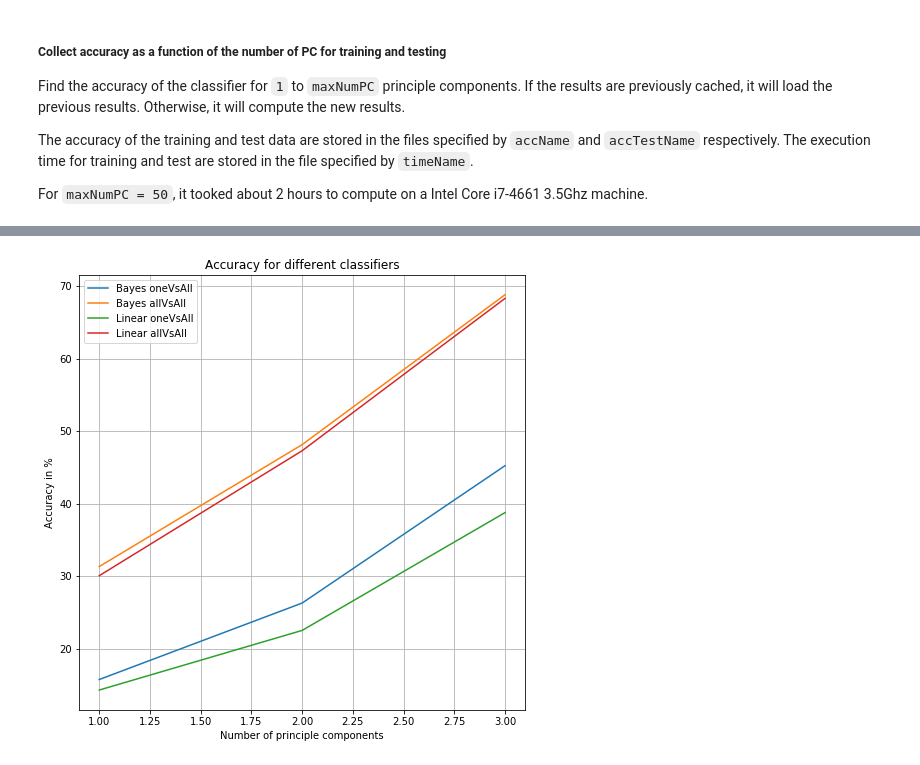
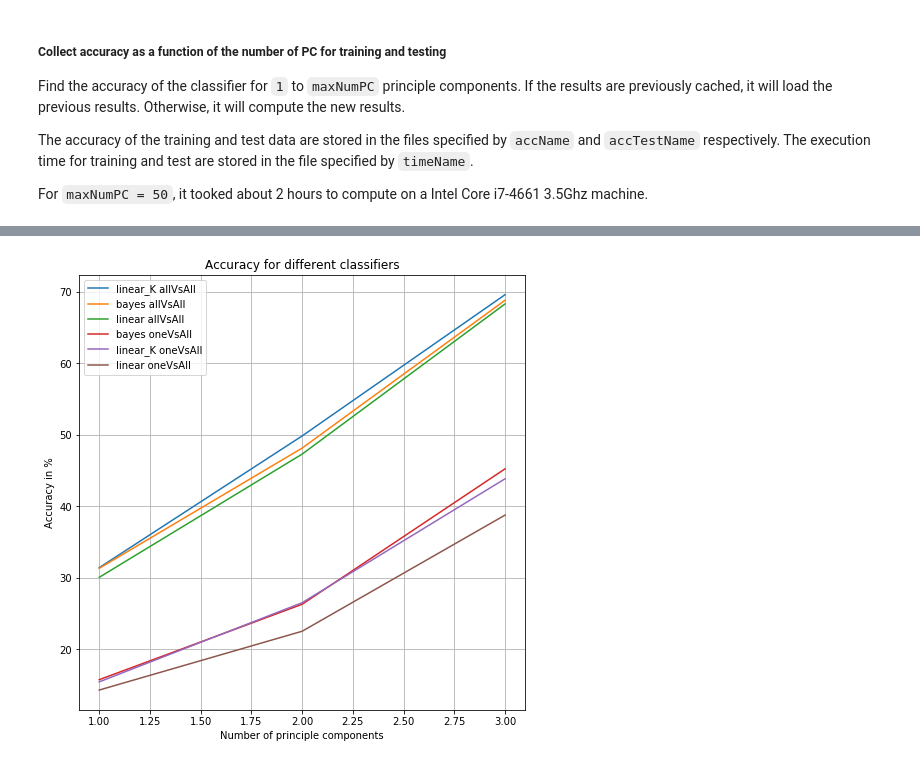
Before and after one commit to teambengio/finalproject, a Jupyter notebook: finalproject-allvsall.ipynb, the cells around one changed output, grey strips where cells are left out. Cells and saved outputs as stored; diff of their text form; code cells hidden in the pictures.

```diff
--- a/finalproject-allvsall.ipynb
+++ b/finalproject-allvsall.ipynb
@@ -568,14 +609,18 @@ def linear_classify(Xa,Wt,digits) :
     Xc =  np.argmax(T_pred, axis=1)
     return(digits[Xc])
 
-def train_and_test_linear(X_train,T_train,X_test,T_test,digits,V,mu,n):
+def train_and_test_linear(X_train,T_train,X_test,T_test,digits,V,mu,n,useKernel=False):
     #print "Training Classifier with {} PC".format(n)h
     Z = X_train - mu
     P = np.dot(Z,V[:,:n])
 
     Tk = map_kesler(T_train,digits)
 
-    Xa = augment(P)
+    if useKernel :
+        Xa = augment_with_kernel(P)
+    else :
+        Xa = augment(P)
+
     Wt = train_linear_classifier(Xa,Tk)
     T_pred = linear_classify(Xa,Wt,digits)
 
@@ -583,16 +628,23 @@ def train_and_test_linear(X_train,T_train,X_test,T_test,digits,V,mu,n):
     Z_test = X_test - mu
     P_test = np.dot(Z_test,V[:,:n])
 
-    Xa_test = augment(P_test)
+    if useKernel :
+        Xa_test = augment_with_kernel(P_test)
+    else :
+        Xa_test = augment(P_test)
+
     T_pred_test = linear_classify(Xa_test,Wt,digits)
 
     return T_pred, T_pred_test
 
 def train_and_test_onevsall(X_train,T_train,X_test,T_test,digits,n, model=0):
+    if (model == 2):
+        cb_onevsall, cb_test_onevsall = train_and_test_bayes(X_train,T_train,X_test,T_test,digits,V,mu,n)
     if (model == 0):
-        cb_onevsall, cb_test_onevsall = train_and_test_bayes(X_train,T_train,X_test,T_test,digits,V,mu,n)
+        cb_onevsall, cb_test_onevsall = train_and_test_linear(X_train,T_train,X_test,T_test,digits,V,mu,n)
     if (model == 1):
-        cb_onevsall, cb_test_onevsall = train_and_test_linear(X_train,T_train,X_test,T_test,digits,V,mu,n)
+        cb_onevsall, cb_test_onevsall = train_and_test_linear(X_train,T_train,X_test,T_test,digits,V,mu,n,True)
+
     return cb_onevsall, cb_test_onevsall
 
 def train_and_test_allvsall(X_train,T_train,X_test,T_test,digits,n, model=0):
@@ -616,10 +668,12 @@ def train_and_test_allvsall(X_train,T_train,X_test,T_test,digits,n, model=0):
                 C_allvsall, V_allvsall, s_allvsall = getPCA(X_train_allvsall)
                 mu_allvsall = np.mean(X_train_allvsall,axis=0)
                 cb_allvsall_dummy_k = np.zeros((T_train_allvsall.shape[0]))
+                if (model == 2):
+                    cb_allvsall_dummy_k, cb_test_allvsall_k = train_and_test_bayes(X_train_allvsall,T_train_allvsall,X_test,T_test,digits_allvsall,V_allvsall,mu_allvsall,n)
                 if (model == 0):
-                    cb_allvsall_dummy_k, cb_test_allvsall_k = train_and_test_bayes(X_train_allvsall,T_train_allvsall,X_test,T_test,digits_allvsall,V_allvsall,mu_allvsall,n)
+                    cb_allvsall_dummy_k, cb_test_allvsall_k = train_and_test_linear(X_train_allvsall,T_train_allvsall,X_test,T_test,digits_allvsall,V_allvsall,mu_allvsall,n)
                 if (model == 1):
-                    cb_allvsall_dummy_k, cb_test_allvsall_k = train_and_test_linear(X_train_allvsall,T_train_allvsall,X_test,T_test,digits_allvsall,V_allvsall,mu_allvsall,n)
+                    cb_allvsall_dummy_k, cb_test_allvsall_k = train_and_test_linear(X_train_allvsall,T_train_allvsall,X_test,T_test,digits_allvsall,V_allvsall,mu_allvsall,n,True)
                 cb_test_allvsall_arr = np.concatenate((cb_test_allvsall_arr,cb_test_allvsall_k))
                 k = k+1
 
@@ -764,0 +712,4 @@ timeList_linear_allvsall.shape = (3,)
+# %%
+modelList = ["linear", "linear_K", "bayes"]
+policyList = ["oneVsAll", "allVsAll"]
+exptList = [("{}_{}".format(modelList[i],policyList[j]),i,j) for j in range(len(policyList)) for i in range(len(modelList))]
@@ -765,21 +787,20 @@ timeList_linear_allvsall.shape = (3,)
 # %%
 fig = plt.figure()
-m = len(accList_bayes_onevsall)+1
-nPC = range(1,m)
-plt.plot(nPC,accList_bayes_onevsall,label="Bayes oneVsAll")
-plt.plot(nPC,accList_bayes_allvsall,label="Bayes allVsAll")
-plt.plot(nPC,accList_linear_onevsall,label="Linear oneVsAll")
-plt.plot(nPC,accList_linear_allvsall,label="Linear allVsAll")
+
+nPC = range(1, maxNumPC+1)
+for i in [4, 5, 3, 2, 1, 0]:
+    expt, m, p = exptList[i]
+    plt.plot(nPC,accList[expt],label="{} {}".format(modelList[m],policyList[p]))
 plt.ylabel("Accuracy in %")
 plt.xlabel("Number of principle components")
 plt.title("Accuracy for different classifiers")
 plt.grid("on")
 plt.legend()
 fig.set_size_inches(8,8)
 fName = os.path.join(pDir,'accuracy_n{}_{}.png'.format(n,rev))
 savefig(fName, bbox_inches='tight')
 plt.show()
 # %% [output]
-[figure, old version]
+[figure, new version]
 # %%
 fig = plt.figure()
```
Also changed, not shown: parts of 17 cells of this notebook, 10 other files.
